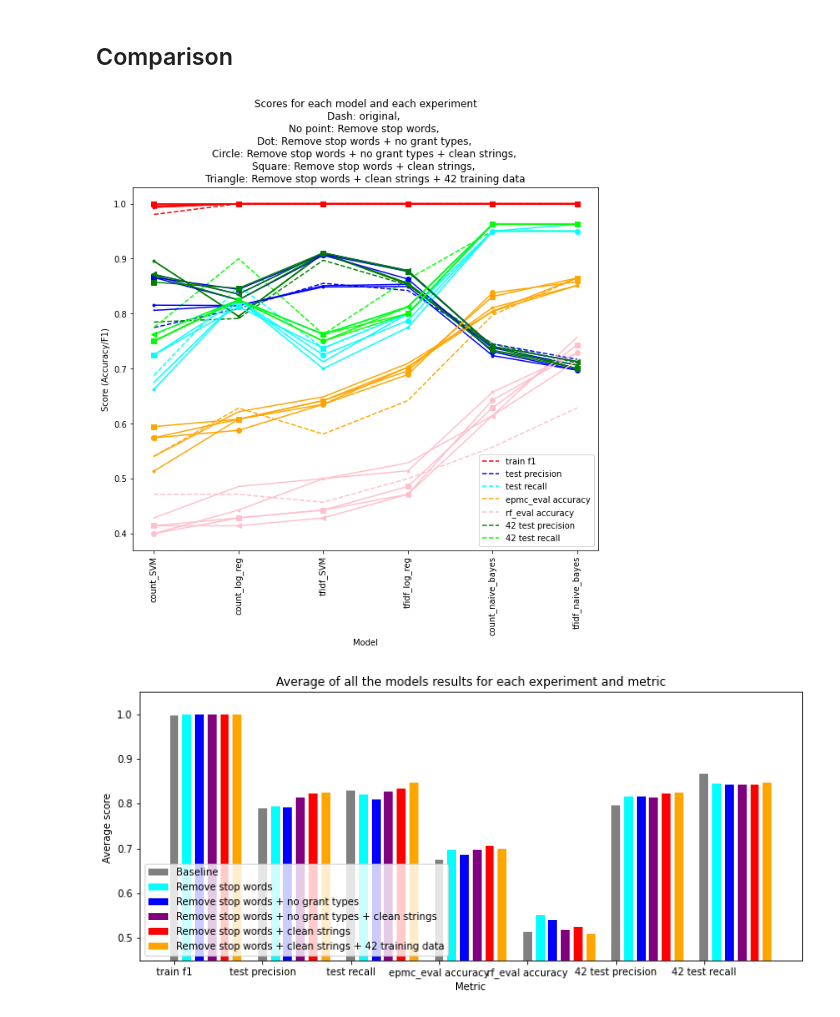
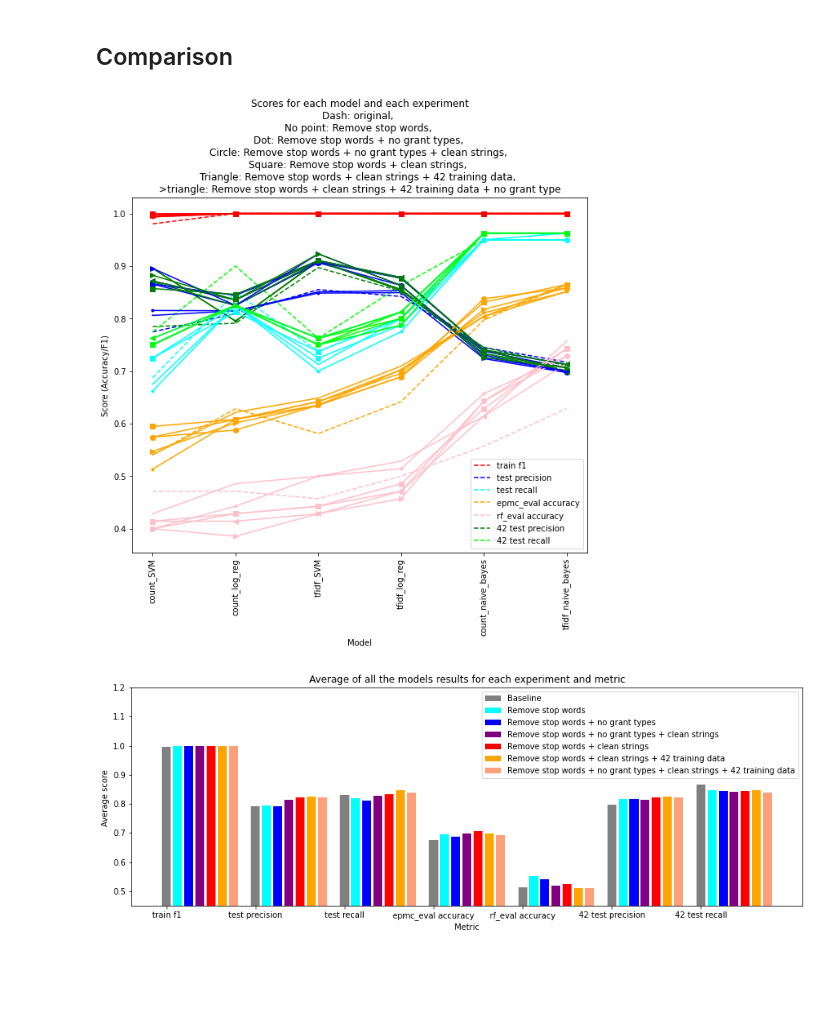
Before and after one commit to wellcometrust/nutrition-labels, a Jupyter notebook: notebooks/Comparison of training experiments - March 2021.ipynb, the cells around one changed output. Drawn from its saved outputs; the diff is of its cells as text; code cells hidden in the pictures; blank space fills up the shorter version.

Commit message:
Add new config for training to not include grant type, include this as an experiment in the comparison too

```diff
--- a/notebooks/Comparison of training experiments - March 2021.ipynb
+++ b/notebooks/Comparison of training experiments - March 2021.ipynb
@@ -259,3 +264,9 @@ experiment5_scores.index = plot_dict_names
+# %%
+model_date = '2103296'
+experiment6_evaluation = get_experiment_scores(model_date, epmc_evaluation_data, rf_evaluation_data, test_data_42)
+# %%
+experiment6_scores = pd.DataFrame(experiment6_evaluation).apply(get_one_score, axis=0)
+experiment6_scores.index = plot_dict_names
 # %% [markdown]
 ## Comparison
 # %%
@@ -271,6 +282,7 @@ experiment2_scores_renamed = scores_for_plots(experiment2_scores)
 experiment3_scores_renamed = scores_for_plots(experiment3_scores)
 experiment4_scores_renamed = scores_for_plots(experiment4_scores)
 experiment5_scores_renamed = scores_for_plots(experiment5_scores)
+experiment6_scores_renamed = scores_for_plots(experiment6_scores)
 # %%
 plt.figure(figsize=(10,8))
 
@@ -287,43 +299,46 @@ for i, (_, row) in enumerate(experiment4_scores_renamed.iterrows()):
     plt.plot(row, color = colours[i], marker='s')
 for i, (_, row) in enumerate(experiment5_scores_renamed.iterrows()):
     plt.plot(row, color = colours[i], marker='<')
+for i, (_, row) in enumerate(experiment6_scores_renamed.iterrows()):
+    plt.plot(row, color = colours[i], marker='>')
 plt.xticks(rotation=90)
 
 plt.xlabel('Model')
 plt.ylabel('Score (Accuracy/F1)')
-plt.title('Scores for each model and each experiment\nDash: original, \nNo point: Remove stop words, \nDot: Remove stop words + no grant types, \nCircle: Remove stop words + no grant types + clean strings, \nSquare: Remove stop words + clean strings, \nTriangle: Remove stop words + clean strings + 42 training data')
+plt.title('Scores for each model and each experiment\nDash: original, \nNo point: Remove stop words, \nDot: Remove stop words + no grant types, \nCircle: Remove stop words + no grant types + clean strings, \nSquare: Remove stop words + clean strings, \nTriangle: Remove stop words + clean strings + 42 training data, \n>triangle: Remove stop words + clean strings + 42 training data + no grant type')
 plt.legend()
 plt.show()
 # %% [output]
-[figure, old version]
+[figure, new version]
 # %%
-fig, ax = plt.subplots(figsize=(12,5))
+fig, ax = plt.subplots(figsize=(15,5))
 
-colours = ['grey','cyan','blue','purple','red', 'orange']
+colours = ['grey','cyan','blue','purple','red', 'orange', 'lightsalmon']
 
 metrics = experiment0_scores_renamed.index
 exp_desc = ['Baseline', 'Remove stop words',
             'Remove stop words + no grant types',
             'Remove stop words + no grant types + clean strings',
             'Remove stop words + clean strings',
-           'Remove stop words + clean strings + 42 training data']
+           'Remove stop words + clean strings + 42 training data',
+           'Remove stop words + no grant types + clean strings + 42 training data']
 for i, data in enumerate(
     [experiment0_scores_renamed, experiment1_scores_renamed,
 experiment2_scores_renamed,experiment3_scores_renamed,experiment4_scores_renamed,
-    experiment5_scores_renamed]):
-    x_shift = i/7
+    experiment5_scores_renamed,experiment6_scores_renamed]):
+    x_shift = i/8
     plt.bar(
         [v+x_shift for v in [0,1,2,3,4,5,6]],
         data.mean(axis=1), width=0.1,
         label=exp_desc[i], color=colours[i])
 
 plt.xlabel('Metric')
 plt.ylabel('Average score ')
 ax.set_xticks(range(0,7))
 ax.set_xticklabels(metrics)
-plt.ylim(0.45,1.05)
+plt.ylim(0.45,1.2)
 plt.title('Average of all the models results for each experiment and metric')
-ax.legend(loc='lower left')
+ax.legend(loc='upper right')
 plt.show()
 # %% [output]
-[figure, old version]
+[figure, new version]
```
Also changed, not shown: parts of 6 cells of this notebook, 1 other file.
